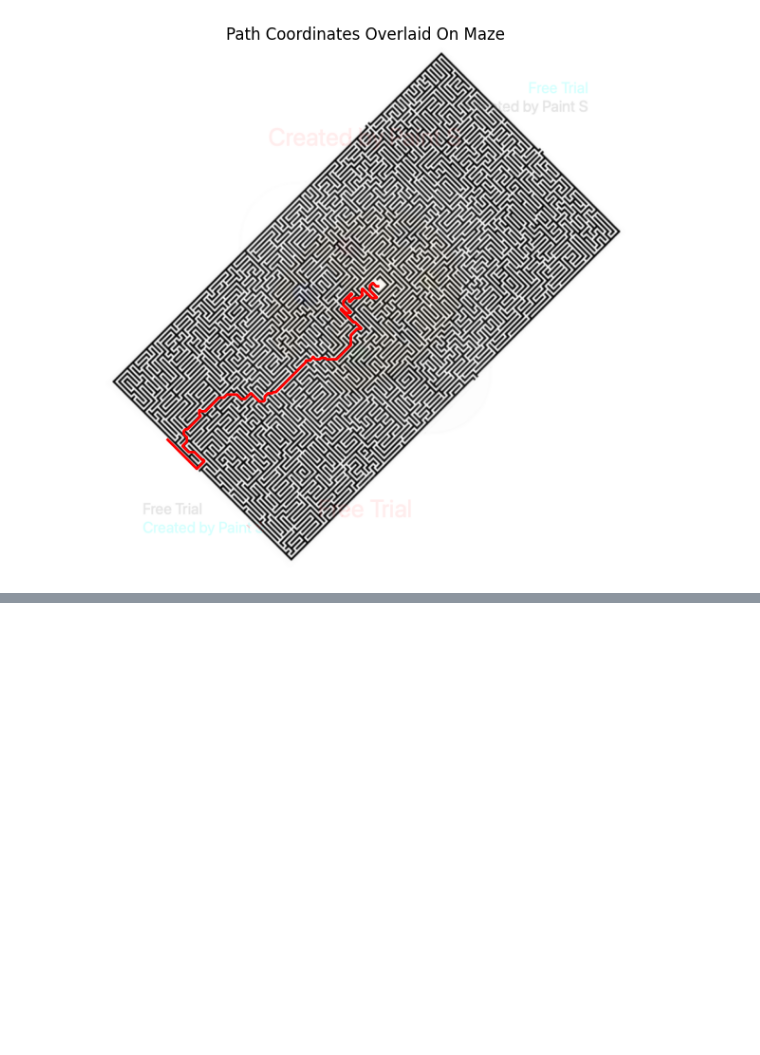
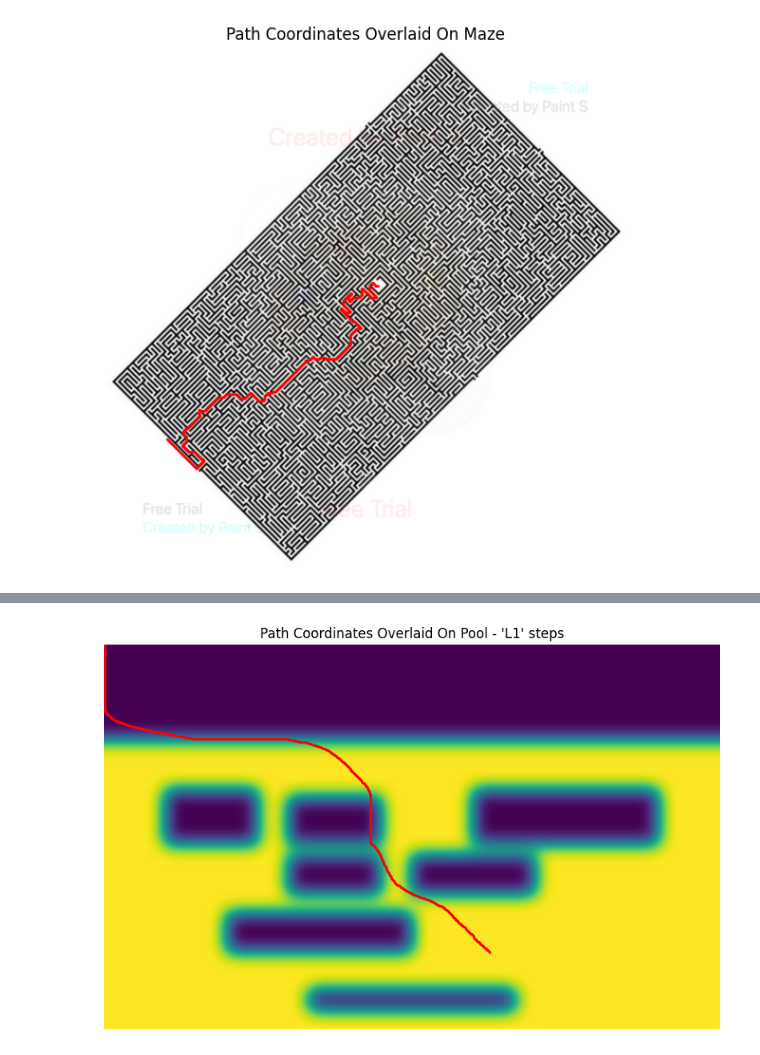
Before and after one commit to DanDanielElgarici/GCV-HW3, a Jupyter notebook: Part1.ipynb, the cells around one changed output, grey strips where cells are left out. Cells and saved outputs as stored; diff of their text form; code cells hidden in the pictures; blank space fills up the shorter version.

```diff
--- a/Part1.ipynb
+++ b/Part1.ipynb
@@ -81,19 +83,19 @@ def back_trace_shortest_path(distance_map, target: tuple[2], source: tuple[2]):
 TARGET_POINT = (233, 8)
 path = back_trace_shortest_path(distance_map, TARGET_POINT, SOURCE_POINT)
 # %%
-def plot_path_on_maze(path: list, maze_path: str):
-    maze = np.asarray(Image.open(maze_path))
+def plot_path_on_image(path, image_path, title = "Maze",  load_from_path = True):
+    maze = np.asarray(Image.open(image_path)) if load_from_path else image_path
     ys, xs = zip(*path)
     fig, ax = plt.subplots(figsize=(8, 6))
     ax.imshow(maze)
 
     plt.plot(xs, ys, color='red', linewidth=2)
-    ax.set_title("Path Coordinates Overlaid On Maze")
+    ax.set_title(f"Path Coordinates Overlaid On {title}")
     ax.axis('off')
     plt.tight_layout()
     plt.show()
 
-plot_path_on_maze(path, MAZE_PATH)
+plot_path_on_image(path, MAZE_PATH)
 # %% [output]
 [figure]
 # %% [markdown]
@@ -124,0 +166,5 @@ plot_path_on_maze(rotated_maze_path, ROTATED_MAZE_PATH)
+# %%
+l1_pool_path = back_trace_shortest_path(pool_distance_map, OUTSIDE_POOL, INSIDE_POOL, L1=True)
+plot_path_on_image(l1_pool_path, pool_data.get('n'), title="Pool - 'L1' steps", load_from_path=False)
+# %% [output]
+[figure, added]
```
Also changed, not shown: parts of 9 cells of this notebook.
